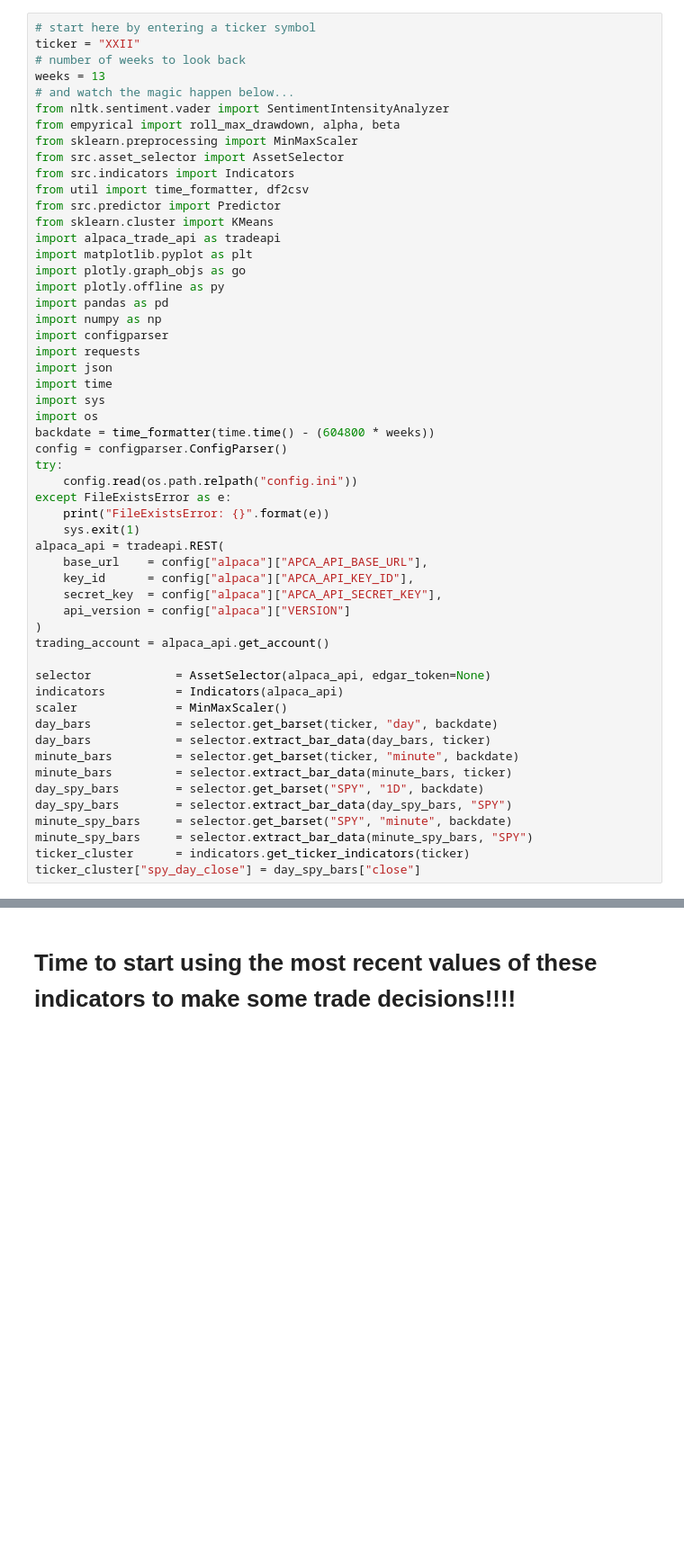
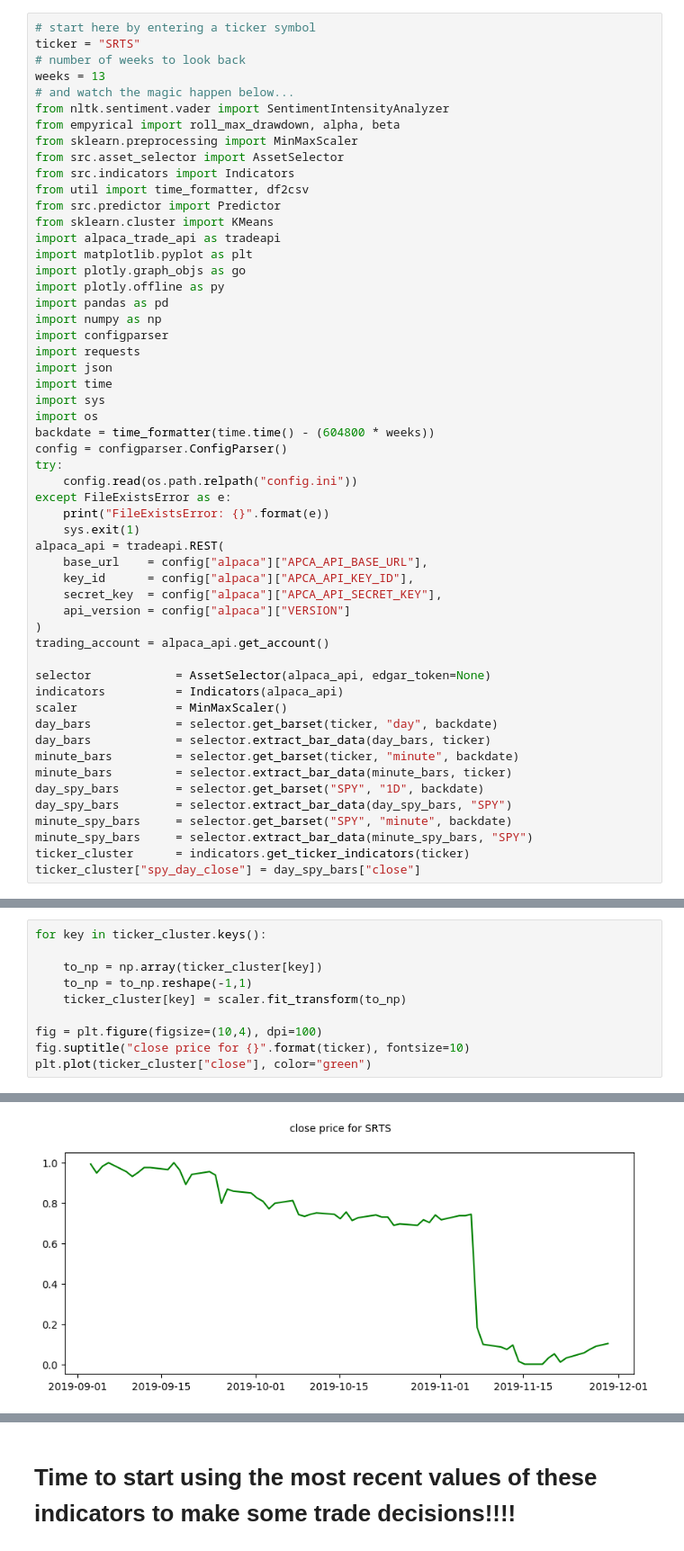
Before and after one commit to developerSaheb/alpaca-ai-traders, a Jupyter notebook: manual_trader.ipynb, the cells around one changed output, grey strips where cells are left out. Shown at 90% size. Saved outputs shown, nothing was run; the diff lists cells and outputs as text; blank space fills up the shorter version.

```diff
--- a/manual_trader.ipynb
+++ b/manual_trader.ipynb
@@ -1,6 +1,6 @@
 # %%
 # start here by entering a ticker symbol
-ticker = "XXII"
+ticker = "SRTS"
 # number of weeks to look back
 weeks = 13
 # and watch the magic happen below...
@@ -74,0 +62,11 @@ ticker_cluster.iloc[-1]
+# %%
+for key in ticker_cluster.keys():
+
+    to_np = np.array(ticker_cluster[key])
+    to_np = to_np.reshape(-1,1)
+    ticker_cluster[key] = scaler.fit_transform(to_np)
+
+fig = plt.figure(figsize=(10,4), dpi=100)
+fig.suptitle("close price for {}".format(ticker), fontsize=10)
+plt.plot(ticker_cluster["close"], color="green")
+# %% [output]
@@ -74,0 +79 @@ ticker_cluster.iloc[-1]
+[figure, added]
```
Also changed, not shown: parts of 9 cells of this notebook.
